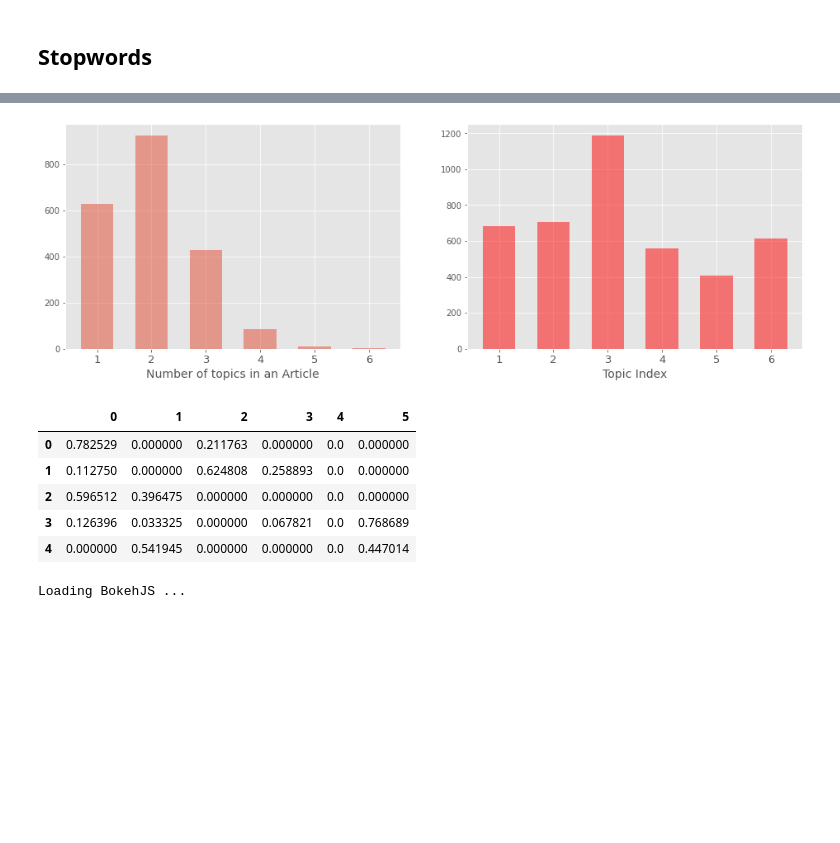
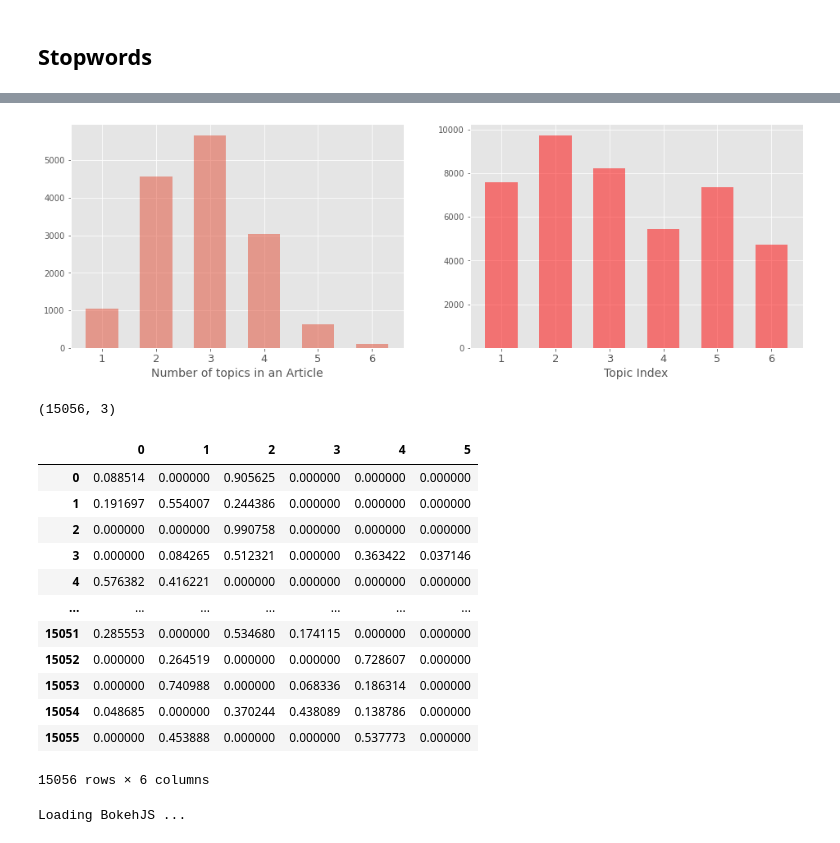
Before and after one commit to laiduy98/cose-19, a Jupyter notebook: notebooks/severity_clustering.ipynb, the cells around one changed output, grey strips where cells are left out. Saved outputs shown, nothing was run; the diff lists cells and outputs as text; code cells hidden in the pictures; blank space fills up the shorter version.

```diff
--- a/notebooks/severity_clustering.ipynb
+++ b/notebooks/severity_clustering.ipynb
@@ -37,7 +36,6 @@ root_path = '../../archive'
 metadata_path = f'{root_path}/metadata.csv'
 meta_df = pd.read_csv(metadata_path, dtype={
     'pubmed_id': str,
-    'Microsoft Academic Paper ID': str,
     'doi': str
 })
 meta_df.head()
@@ -99,7 +115,7 @@ import random
 
 random.seed(42)
 
-data = meta_df.sample(n=10000)
+data = meta_df.sample(n=50000)
 # %% [markdown]
 ## Stopwords
 # %%
@@ -229,10 +212,10 @@ You can now load the package via spacy.load('en_core_web_sm')
 # %%
-def lemmatization(texts, allowed_postags=['DISEASE', 'CHEMICAL']): #['NOUN','ADJ','VERB','ADV'] ['DISEASE', 'CHEMICAL']
+def lemmatization(texts, allowed_postags=['NOUN','ADJ','VERB','ADV']): #['NOUN','ADJ','VERB','ADV'] ['DISEASE', 'CHEMICAL']
     texts_out = []
     nlp = spacy.load('en_ner_bc5cdr_md', disable=['parser', 'ner']) #en_core_web_sm  en_ner_bc5cdr_md
     for sent in texts:
         doc = nlp(" ".join(sent))
-        ##'-PRON-' is used as the lemma for all pronouns such as their, you, me, and I
+        #'-PRON-' is used as the lemma for all pronouns such as their, you, me, and I
         texts_out.append([token.lemma_ if token.lemma_ not in ['-PRON-'] else ''
                           for token in doc if token.pos_ in allowed_postags])
     return texts_out
@@ -348,7 +331,7 @@ for i,topic in enumerate(word_topic_scores):
     probs = [word_score_pair[1] for word_score_pair in word_score_pairs]
     #fig,ax = plt.subplots(figsize=(7,5))
     ax = fig.add_subplot(3,2,i+1)
-    ax.barh(y=words,width=probs,height=0.6,color=sns.color_palette()[i])
+    ax.barh(y=words,width=probs,height=0.6)
     ax.set_yticklabels(labels=words, fontsize=14)
     ax.set_xticks([])
     ax.set_title(f'Topic {i+1}',fontsize=15)
@@ -414,21 +397,32 @@ for ax in axes:
         ax.spines[pos].set_color(None)
     ax.set_xticklabels(['1','2','3','4','5','6'],fontsize=13)
 # %% [output]
-[figure, old version]
+[figure, new version]
+# %%
+document_topic_matrix.shape
+# %% [output]
+(15056, 3)
 # %%
 ## Generate document topic matrix
 document_topic_matrix = np.zeros((len(corpus_risk_article),6))
 for idx,document_topic in enumerate(document_topic_distribution):
     for topic_idx,prob in document_topic:
         document_topic_matrix[idx][topic_idx] = prob
-pd.DataFrame(document_topic_matrix).head()
+pd.DataFrame(document_topic_matrix)
 # %% [output]
 |  | 0 | 1 | 2 | 3 | 4 | 5 |
-| 0 | 0.782529 | 0.000000 | 0.211763 | 0.000000 | 0.0 | 0.000000 |
-| 1 | 0.112750 | 0.000000 | 0.624808 | 0.258893 | 0.0 | 0.000000 |
-| 2 | 0.596512 | 0.396475 | 0.000000 | 0.000000 | 0.0 | 0.000000 |
-| 3 | 0.126396 | 0.033325 | 0.000000 | 0.067821 | 0.0 | 0.768689 |
-| 4 | 0.000000 | 0.541945 | 0.000000 | 0.000000 | 0.0 | 0.447014 |
+| 0 | 0.088514 | 0.000000 | 0.905625 | 0.000000 | 0.000000 | 0.000000 |
+| 1 | 0.191697 | 0.554007 | 0.244386 | 0.000000 | 0.000000 | 0.000000 |
+| 2 | 0.000000 | 0.000000 | 0.990758 | 0.000000 | 0.000000 | 0.000000 |
+| 3 | 0.000000 | 0.084265 | 0.512321 | 0.000000 | 0.363422 | 0.037146 |
+| 4 | 0.576382 | 0.416221 | 0.000000 | 0.000000 | 0.000000 | 0.000000 |
+| ... | ... | ... | ... | ... | ... | ... |
+| 15051 | 0.285553 | 0.000000 | 0.534680 | 0.174115 | 0.000000 | 0.000000 |
+| 15052 | 0.000000 | 0.264519 | 0.000000 | 0.000000 | 0.728607 | 0.000000 |
+| 15053 | 0.000000 | 0.740988 | 0.000000 | 0.068336 | 0.186314 | 0.000000 |
+| 15054 | 0.048685 | 0.000000 | 0.370244 | 0.438089 | 0.138786 | 0.000000 |
+| 15055 | 0.000000 | 0.453888 | 0.000000 | 0.000000 | 0.537773 | 0.000000 |
+15056 rows × 6 columns
 # %%
 tSNE = TSNE(n_components=2,init='pca',random_state=98)
 embedding_matrix = tSNE.fit_transform(document_topic_matrix)
```
Also changed, not shown: parts of 47 cells of this notebook, 10 other files.
